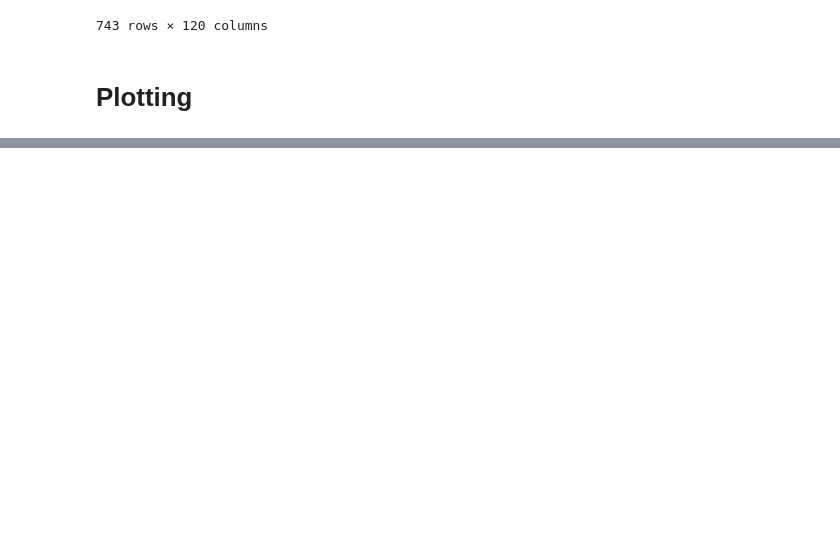
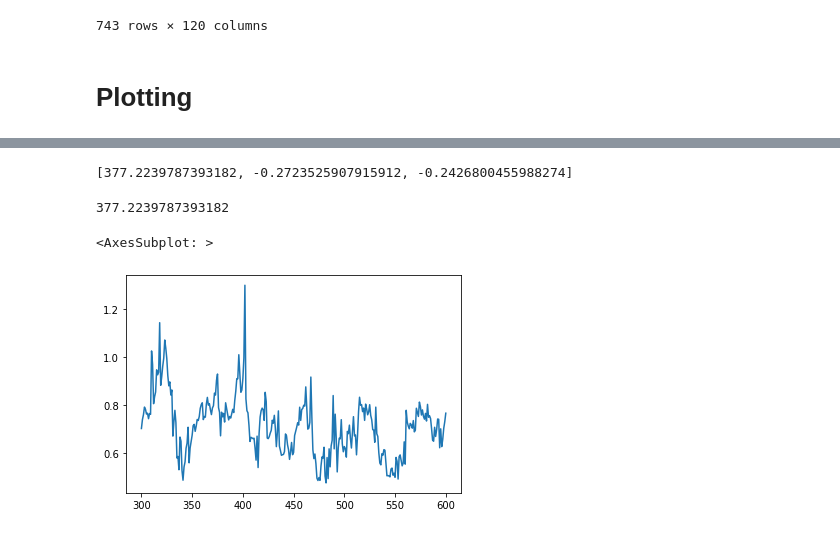
Before and after one commit to jingxiangzou/Term-Structure-Modeling-Based-On-Adrian-Crump-and-Moench-2013-, a Jupyter notebook: 728project-0424.ipynb, the cells around one changed output, grey strips where cells are left out. Drawn from its saved outputs; the diff is of its cells as text; code cells hidden in the pictures; blank space fills up the shorter version.

```diff
--- a/728project-0424.ipynb
+++ b/728project-0424.ipynb
@@ -561,0 +607,17 @@ plt.show()
+# %%
+[Phi_f(i,0) for i in range(3)]
+# %% [output]
+[377.2239787393182, -0.2723525907915912, -0.2426800455988274]
+# %%
+Phi_f(0,0)
+# %% [output]
+377.2239787393182
+# %%
+tp = np.array([((B[:,:-1].T @ (lambda0 + lambda1 @ X[:,[t]])).T - (np.diag(B[:,:-1].T @ Sigma @ B[:,:-1]) + sigmasq_ret)/2)[0] for t in range(len(fittedLogPrices[:,0]))])
+# %%
+tp = pd.DataFrame(tp)
+# %%
+tp.loc[300:600,24].plot()
+# %% [output]
+<AxesSubplot: >
+[figure, added]
```
Also changed, not shown: parts of 14 cells of this notebook, 1 other file.
